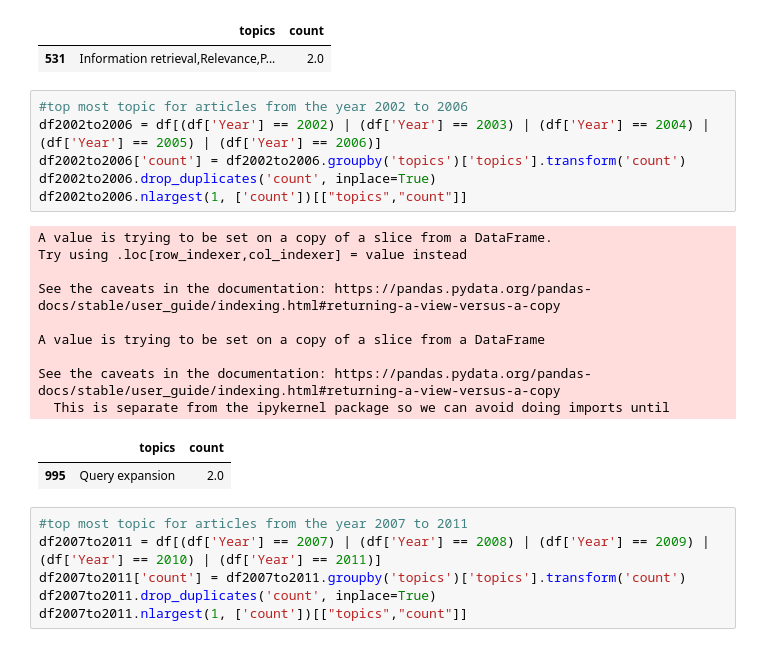
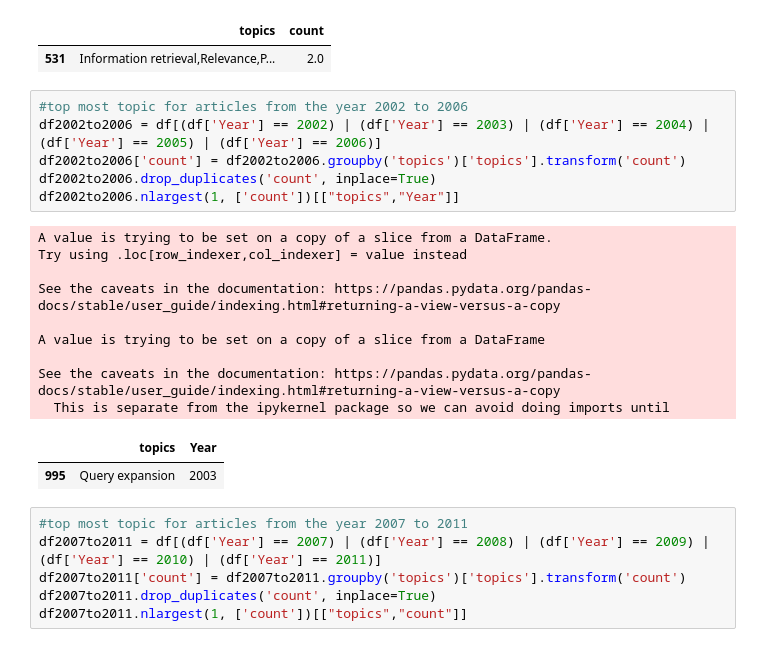
Before and after one commit to manishareddynarayan/Akshitha_INFO5731_Spring2020, a Jupyter notebook: Extracting_csv.ipynb, the cells around one changed output. Cells and saved outputs as stored; diff of their text form.

```diff
--- a/Extracting_csv.ipynb
+++ b/Extracting_csv.ipynb
@@ -794,21 +799,21 @@ See the caveats in the documentation: https://pandas.pydata.org/pandas-docs/stab
 # %%
 #top most topic for articles from the year 2002 to 2006
 df2002to2006 = df[(df['Year'] == 2002) | (df['Year'] == 2003) | (df['Year'] == 2004) | (df['Year'] == 2005) | (df['Year'] == 2006)]
 df2002to2006['count'] = df2002to2006.groupby('topics')['topics'].transform('count')
 df2002to2006.drop_duplicates('count', inplace=True)
-df2002to2006.nlargest(1, ['count'])[["topics","count"]]
+df2002to2006.nlargest(1, ['count'])[["topics","Year"]]
 # %% [output]
 A value is trying to be set on a copy of a slice from a DataFrame.
 Try using .loc[row_indexer,col_indexer] = value instead
 
 See the caveats in the documentation: https://pandas.pydata.org/pandas-docs/stable/user_guide/indexing.html#returning-a-view-versus-a-copy
 
 A value is trying to be set on a copy of a slice from a DataFrame
 
 See the caveats in the documentation: https://pandas.pydata.org/pandas-docs/stable/user_guide/indexing.html#returning-a-view-versus-a-copy
   This is separate from the ipykernel package so we can avoid doing imports until
-|  | topics | count |
-| 995 | Query expansion | 2.0 |
+|  | topics | Year |
+| 995 | Query expansion | 2003 |
 # %%
 #top most topic for articles from the year 2007 to 2011
 df2007to2011 = df[(df['Year'] == 2007) | (df['Year'] == 2008) | (df['Year'] == 2009) | (df['Year'] == 2010) | (df['Year'] == 2011)]
```
Also changed, not shown: parts of 27 cells of this notebook.
